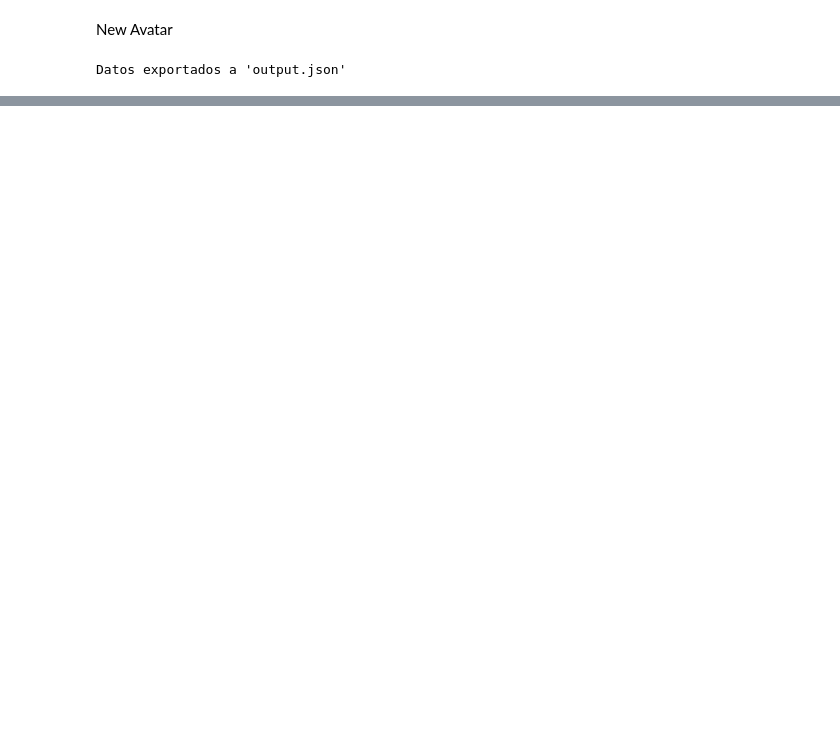
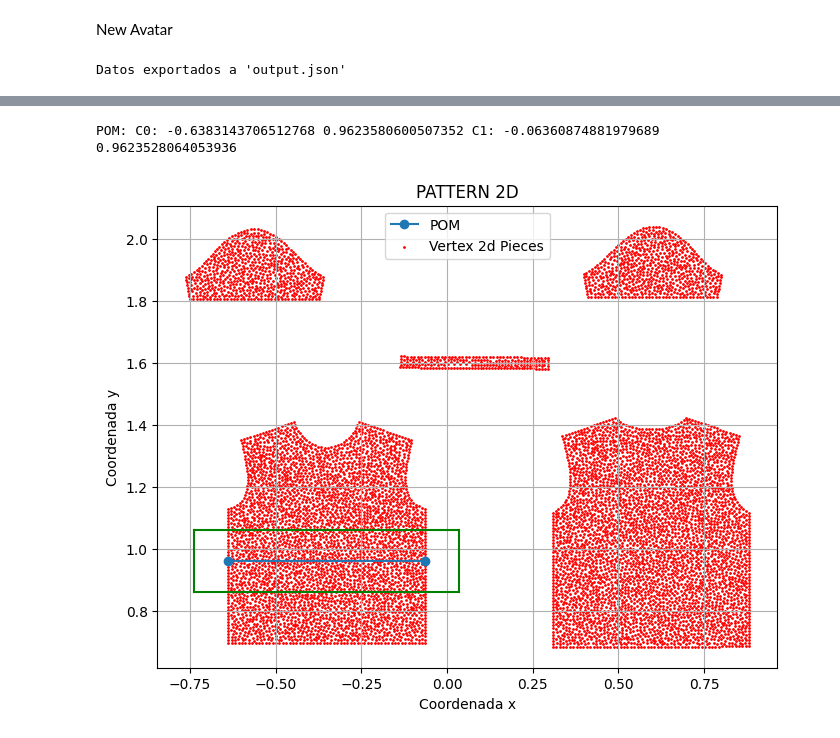
Before and after one commit to martaquintana/2023-tfm-migjrv, a Jupyter notebook: optimization/author-tool-optimization.ipynb, the cells around one changed output, grey strips where cells are left out. Cells and saved outputs as stored; diff of their text form; code cells hidden in the pictures; blank space fills up the shorter version.

```diff
--- a/optimization/author-tool-optimization.ipynb
+++ b/optimization/author-tool-optimization.ipynb
@@ -49,18 +106,16 @@ pieces_positions = np.array(all_pieces_positon3d).reshape(-1, 3)  # Convertir a
 # %%
-# Compute distancias minimas prenda-avatar
-distancias_minimas = np.zeros(len(pieces_positions))
-ac = np.zeros(len(pieces_positions), dtype=int) # AvatarCorrespondeces
+# Compute min distances garment-avatar
+min_distances = np.zeros(len(pieces_positions))
+ac = np.zeros(len(pieces_positions), dtype=int) # Avatar Correspondences
 
 # For all vertex in the garment
 for i, pos_prenda in enumerate(pieces_positions):
-    distancias_vertice = np.linalg.norm(pos_prenda - avatar_positions, axis=1)
+    dist_vertex = np.linalg.norm(pos_prenda - avatar_positions, axis=1)
     # Find nearest avatar index and compute min distance
-    indice_vertice_cercano = np.argmin(distancias_vertice)
-    distancia_minima = distancias_vertice[indice_vertice_cercano]
-    print(distancias_vertice[indice_vertice_cercano])
+    nearest_indice_vertex = np.argmin(dist_vertex)
+    min_dist = dist_vertex[nearest_indice_vertex]
+    #print(distancias_vertice[indice_vertice_cercano])
 
     # Save min distances and avatar index correspondences
-    distancias_minimas[i] = distancia_minima
-    ac[i] = indice_vertice_cercano
-
-#print("La distancia mínimas entre el avatar y la geometría de las piezas de ropa", distancias_minimas,ac)
+    min_distances[i] = min_dist
+    ac[i] = nearest_indice_vertex
@@ -156,0 +187,60 @@ Datos exportados a 'output.json'
+# %%
+#Vertex defined by POM POINTS
+import matplotlib.pyplot as plt
+
+
+#GET POMS COORDINATES
+class Coordinates:
+    def __init__(self, x=0, y=0):
+        self.x = x
+        self.y = y
+
+poms = data["poms"]
+#print(transformed_poms[0][0][0])
+pom_C0=Coordinates(transformed_poms[0][0][0],transformed_poms[0][0][1])
+pom_C1=Coordinates(transformed_poms[0][1][0],transformed_poms[0][1][1])
+
+
+POM = transformed_poms
+print("POM:","C0:",pom_C0.x,pom_C0.y,"C1:",pom_C1.x,pom_C1.y)
+
+#print(pieces_positions2d)
+pieces_2d = []
+for i in range(0, len(pieces_positions2d), 2):
+    x = pieces_positions2d[i]
+    y = pieces_positions2d[i + 1]
+    pieces_2d.append(Coordinates(x, y))
+
+
+# PLOT
+plt.figure(figsize=(8, 6))
+margin = 0.1  # margin
+min_x = np.min(pom_C0.x) - margin
+max_x = np.max(pom_C1.x) + margin
+min_y = np.min(pom_C0.y) - margin
+max_y = np.max(pom_C1.y) + margin
+
+# Bounding box
+plt.plot([min_x, max_x], [min_y, min_y], color='green') # Inferior Line
+plt.plot([min_x, max_x], [max_y, max_y], color='green') # Superior Line
+plt.plot([min_x, min_x], [min_y, max_y], color='green') # Left Line
+plt.plot([max_x, max_x], [min_y, max_y], color='green') # Right Line
+
+plt.plot([pom_C0.x, pom_C1.x], [pom_C0.y, pom_C1.y], marker='o', label='POM')
+
+
+plt.scatter([position.x for position in pieces_2d],
+            [position.y for position in pieces_2d],
+            color='red',s=1, label='Vertex 2d Pieces')
+
+
+plt.xlabel('Coordenada x')
+plt.ylabel('Coordenada y')
+plt.title('PATTERN 2D')
+plt.legend()
+
+plt.grid(True)
+plt.show()
+# %% [output]
+POM: C0: -0.6383143706512768 0.9623580600507352 C1: -0.06360874881979689 0.9623528064053936
+[figure, added]
```
Also changed, not shown: parts of 11 cells of this notebook, 4 other files.
